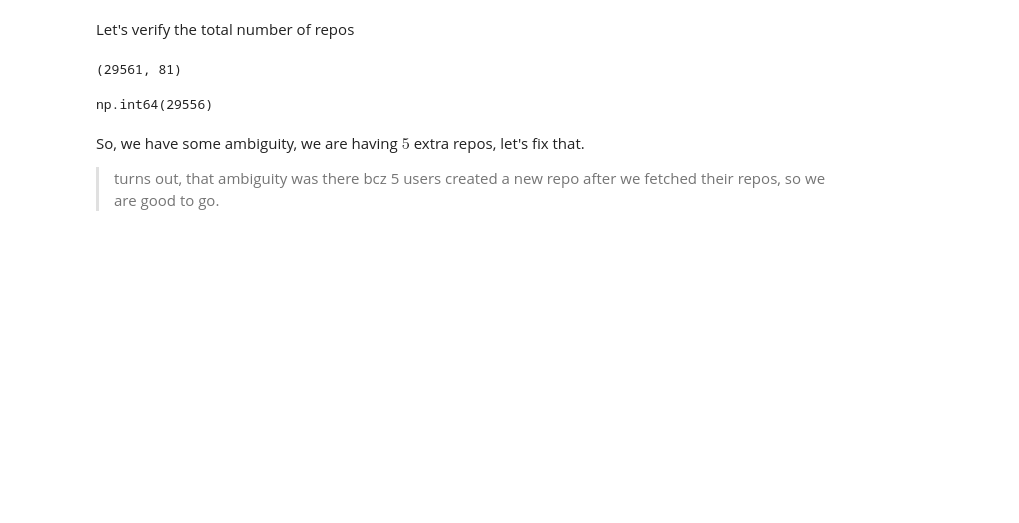
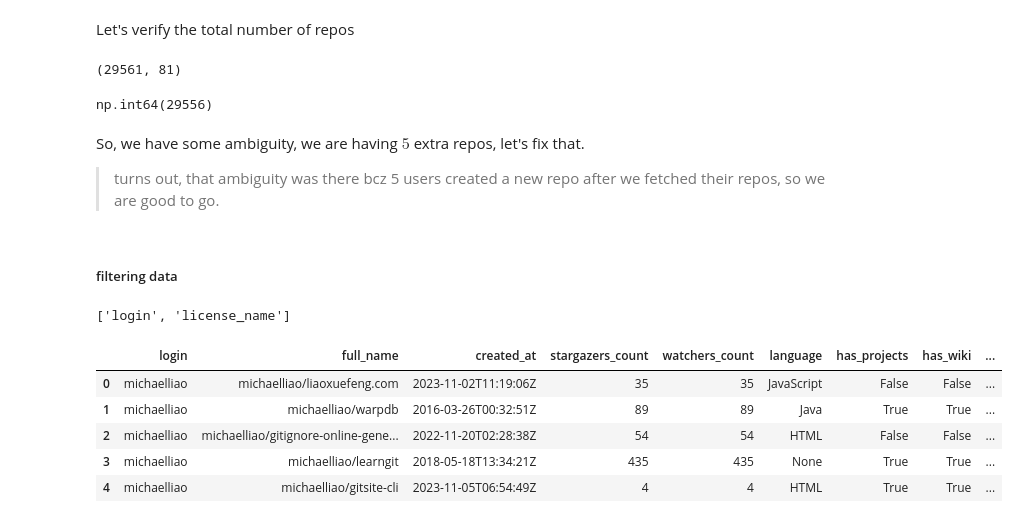
Before and after one commit to Param302/TDS-Project1, a Jupyter notebook: main.ipynb, the cells around one changed output. Saved outputs shown, nothing was run; the diff lists cells and outputs as text; code cells hidden in the pictures; blank space fills up the shorter version.

```diff
--- a/main.ipynb
+++ b/main.ipynb
@@ -294,3 +294,27 @@ So, we have some ambiguity, we are having $5$ extra repos, let's fix that.
 > turns out, that ambiguity was there bcz 5 users created a new repo after we fetched their repos, so we are good to go.
 # %%
 repos.to_parquet("./repos.parquet", index=False)
+# %% [markdown]
+##### filtering data
+# %%
+cols = ["login", "full_name", "created_at", "stargazers_count",
+        "watchers_count", "language", "has_projects", "has_wiki", "license_name"]
+
+[col for col in cols if col not in repos.columns]
+# %% [output]
+['login', 'license_name']
+# %%
+repos["login"] = repos["owner"].apply(lambda x: x["login"])
+# %%
+repos["license_name"] = repos["license"].apply(
+    lambda x: x["key"] if x is not None else "null")
+# %%
+repo_data = repos[cols].copy(deep=True)
+repo_data.head()
+# %% [output]
+|  | login | full_name | created_at | stargazers_count | watchers_count | language | has_projects | has_wiki | ... |
+| 0 | michaelliao | michaelliao/liaoxuefeng.com | 2023-11-02T11:19:06Z | 35 | 35 | JavaScript | False | False | ... |
+| 1 | michaelliao | michaelliao/warpdb | 2016-03-26T00:32:51Z | 89 | 89 | Java | True | True | ... |
+| 2 | michaelliao | michaelliao/gitignore-online-gene... | 2022-11-20T02:28:38Z | 54 | 54 | HTML | False | False | ... |
+| 3 | michaelliao | michaelliao/learngit | 2018-05-18T13:34:21Z | 435 | 435 | None | True | True | ... |
+| 4 | michaelliao | michaelliao/gitsite-cli | 2023-11-05T06:54:49Z | 4 | 4 | HTML | True | True | ... |
```
Also changed, not shown: parts of 3 cells of this notebook, 1 other file.
